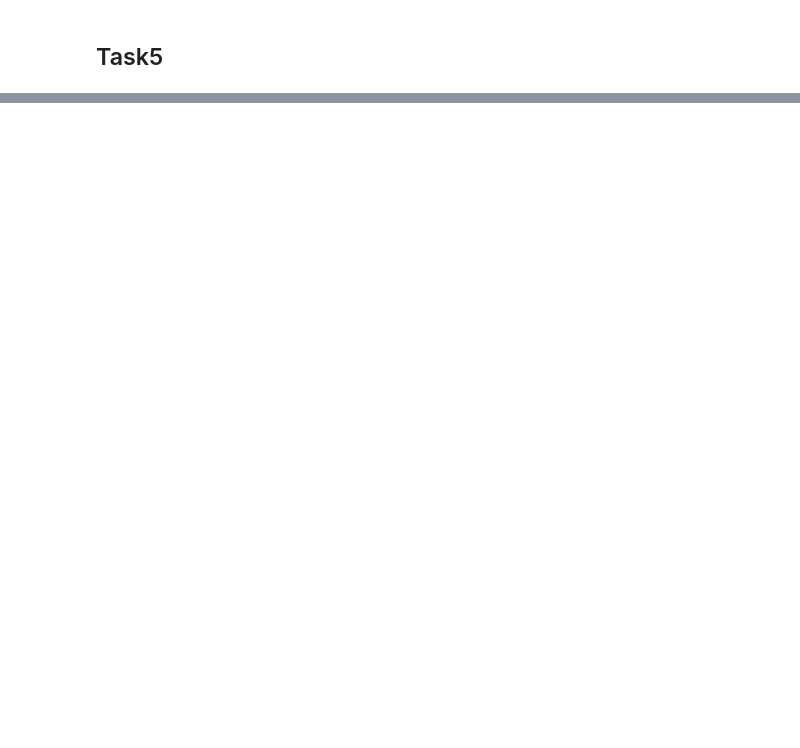
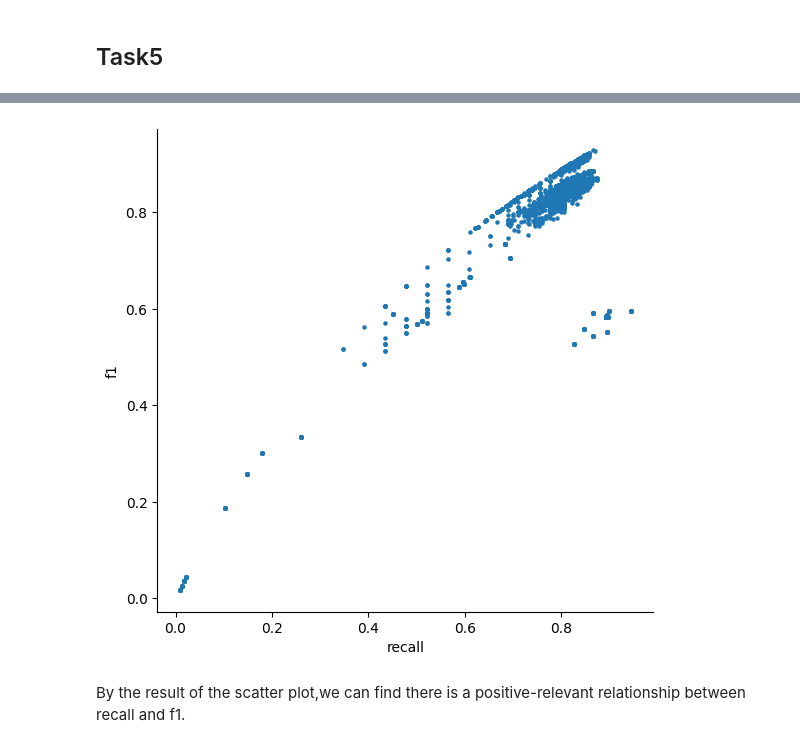
Before and after one commit to kikyo01/info250, a Jupyter notebook: project1/project1.ipynb, the cells around one changed output, grey strips where cells are left out. Drawn from its saved outputs; the diff is of its cells as text; code cells hidden in the pictures; blank space fills up the shorter version.

```diff
--- a/project1/project1.ipynb
+++ b/project1/project1.ipynb
@@ -136,6 +144,14 @@ def plot_scatter(ax,algorithm):
             s.append(i[1]*400)
     ax.scatter(x=x,y=y,s=s)
 
+def plot_t5scatter(ax):
+    ax = muti_axes(ax)
+    ax.set_xlabel("recall")
+    ax.set_ylabel("f1")
+    x = df['recall'].tolist()
+    y = df['f1'].tolist()
+    ax.scatter(x=x,y=y,s = 5)
+
 def plot_barh(ax):
     ax4 = muti_axes(ax)
     algorithms = df["algorithm"].drop_duplicates().tolist()
@@ -302,0 +322,6 @@ plot_barh1(0)
+# %%
+plot_t5scatter(3)
+# %% [output]
+[figure, added]
+# %% [markdown]
+By the result of the scatter plot,we can find there is a positive-relevant relationship between recall and f1.
```
Also changed, not shown: parts of 7 cells of this notebook.
